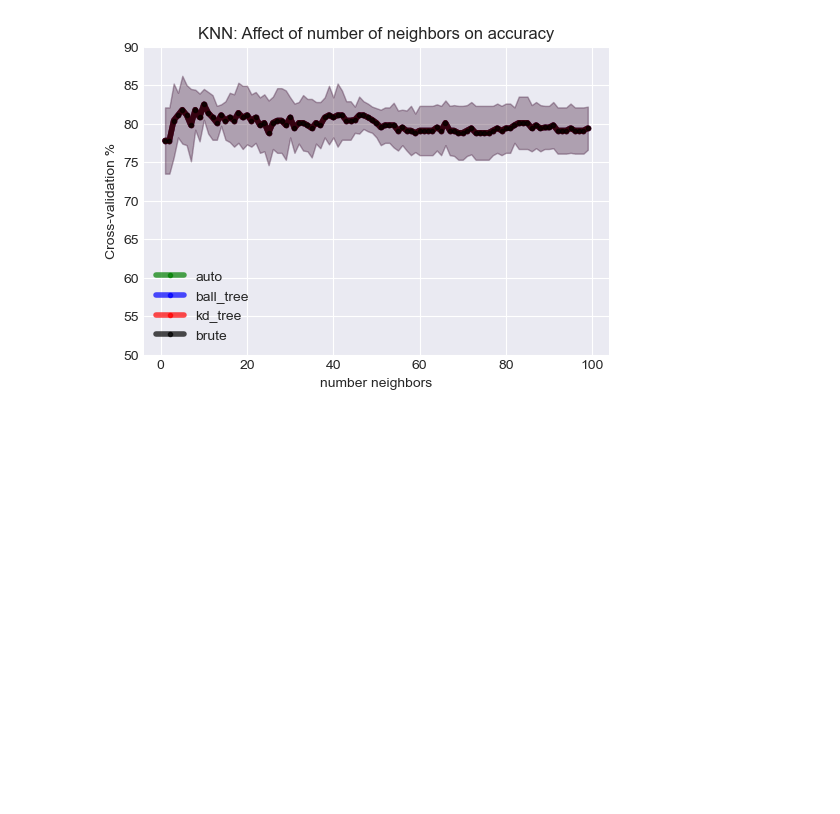
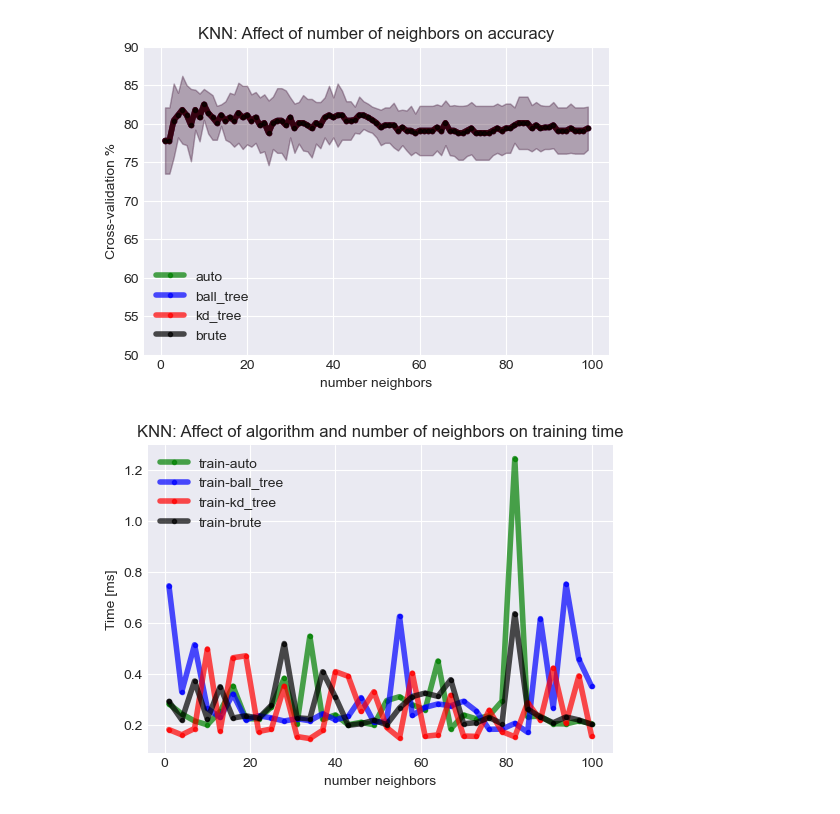
Before and after one commit to Alijafr/ML, a Jupyter notebook: assignment 1/code/Heart attack prediction .ipynb, the cells around one changed output. Drawn from its saved outputs; the diff is of its cells as text; code cells hidden in the pictures; blank space fills up the shorter version.

```diff
--- a/assignment 1/code/Heart attack prediction .ipynb
+++ b/assignment 1/code/Heart attack prediction .ipynb
@@ -1159,3 +1178,44 @@ plt.ylabel('Cross-validation %')
 plt.savefig(save_folder+ "KNN number of neighbors .png")
 # %% [output]
 [figure]
+# %%
+
+n_neighbors = np.arange(1,102,3)
+# test_acc_knn_n_neighbors= np.zeros(len(n_neighbors))
+# train_acc_knn_n_neighbors = np.zeros(len(n_neighbors))
+algorithms = ['auto','ball_tree','kd_tree','brute']
+time2train = np.zeros((len(algorithms),len(n_neighbors)))
+time2test = np.zeros((len(algorithms),len(n_neighbors)))
+# cv_mean ,cv_std = np.zeros((len(algorithms),len(n_neighbors))),np.zeros((len(algorithms),len(n_neighbors)))
+for i,algorithm in tqdm(enumerate(algorithms)):
+    for j, n_neighbor in tqdm(enumerate(n_neighbors)):
+        knn = KNeighborsClassifier(algorithm=algorithm,n_neighbors=n_neighbor,weights='distance')
+        #cv_result = cross_val_score(knn,X,y.squeeze(1)) # uses R^2 as score
+        #cv_mean[i,j] = round(cv_result.mean()*100,1)
+        #cv_std[i,j] = round(cv_result.std()*100,1)
+        start = time.time()
+        knn.fit(X_train,y_train)
+        time2train[i,j]= time.time()-start
+        start = time.time()
+        y_pred = knn.predict(X_test)
+        time2test[i,j]= time.time()-start
+# print("n_estimators used: ",n_neighbors)
+# print("The train accuracies score of Boosting is ", train_acc_knn_n_neighbors)
+# print("The test accuracies score of Boosting is ", test_acc_knn_n_neighbors)
+# %%
+plt.figure(figsize=(6,4))
+plt.plot(n_neighbors, time2train[0]*100, marker='.', color='green', linewidth=4, alpha=0.7, label="train-auto")
+plt.plot(n_neighbors, time2train[1]*100, marker='.', color='blue', linewidth=4, alpha=0.7, label="train-ball_tree")
+plt.plot(n_neighbors, time2train[2]*100, marker='.', color='red', linewidth=4, alpha=0.7, label="train-kd_tree")
+plt.plot(n_neighbors, time2train[3]*100, marker='.', color='black', linewidth=4, alpha=0.7, label="train-brute")
+
+
+plt.title("KNN: Affect of algorithm and number of neighbors on training time")
+ax = plt.gca()
+# ax.set_ylim([60, 100])
+plt.legend(loc='best')
+plt.xlabel('number neighbors')
+plt.ylabel('Time [ms]')
+plt.savefig(save_folder+ "KNN time complexity number of neighbors training .png")
+# %% [output]
+[figure, added]
```
Also changed, not shown: parts of 12 cells of this notebook, 22 other files.
